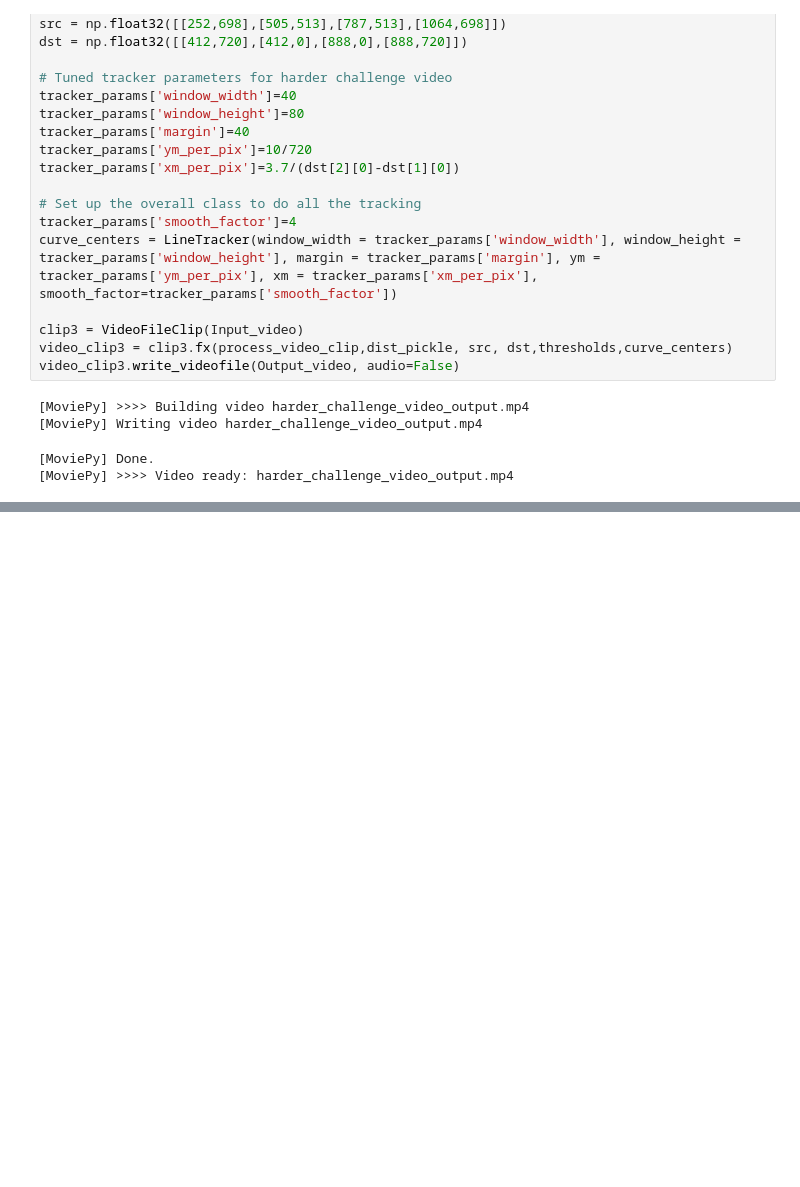
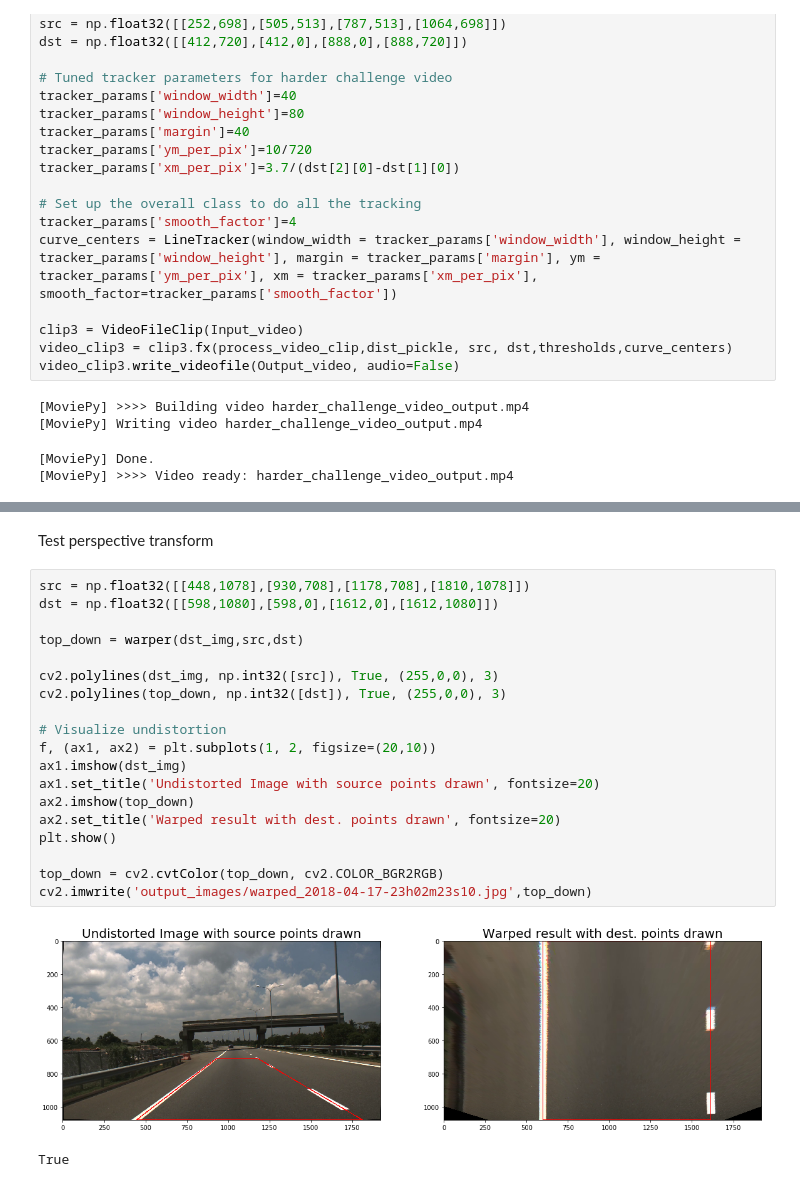
Before and after one commit to AravindaDP/CarND-Advanced-Lane-Lines, a Jupyter notebook: project.ipynb, the cells around one changed output, grey strips where cells are left out. Cells and saved outputs as stored; diff of their text form; blank space fills up the shorter version.

```diff
--- a/project.ipynb
+++ b/project.ipynb
@@ -803,0 +901,24 @@ video_clip3.write_videofile(Output_video, audio=False)
+# %% [markdown]
+Test perspective transform
+# %%
+src = np.float32([[448,1078],[930,708],[1178,708],[1810,1078]])
+dst = np.float32([[598,1080],[598,0],[1612,0],[1612,1080]])
+
+top_down = warper(dst_img,src,dst)
+
+cv2.polylines(dst_img, np.int32([src]), True, (255,0,0), 3)
+cv2.polylines(top_down, np.int32([dst]), True, (255,0,0), 3)
+
+# Visualize undistortion
+f, (ax1, ax2) = plt.subplots(1, 2, figsize=(20,10))
+ax1.imshow(dst_img)
+ax1.set_title('Undistorted Image with source points drawn', fontsize=20)
+ax2.imshow(top_down)
+ax2.set_title('Warped result with dest. points drawn', fontsize=20)
+plt.show()
+
+top_down = cv2.cvtColor(top_down, cv2.COLOR_BGR2RGB)
+cv2.imwrite('output_images/warped_2018-04-17-23h02m23s10.jpg',top_down)
+# %% [output]
+[figure, added]
+True
```
Also changed, not shown: parts of 8 cells of this notebook, 36 other files.
